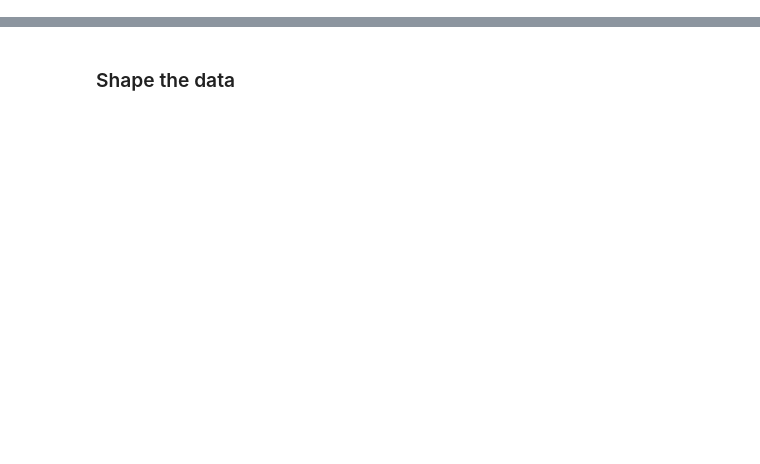
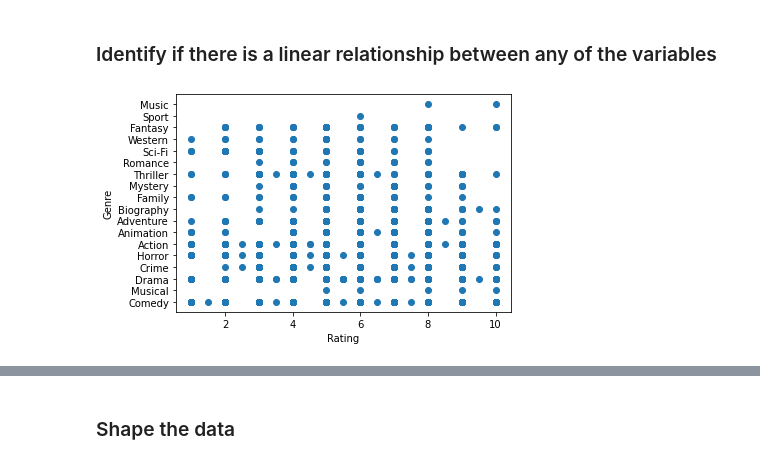
Before and after one commit to jagnoor/IMDB-Machnine-Learning, a Jupyter notebook: multiple_linear_regression.ipynb, the cells around one changed output, grey strips where cells are left out. Drawn from its saved outputs; the diff is of its cells as text; code cells hidden in the pictures; blank space fills up the shorter version.

Commit message:
Added scatter plots to determine if there is a linear relationship between variables, seeing none... multiple linear regression should be ruled out

```diff
--- a/multiple_linear_regression.ipynb
+++ b/multiple_linear_regression.ipynb
@@ -15,4 +16,4 @@ $Y_i = Bias_0 + Weight_1 Feature_1 + Weight_2 Feature_2 + \ldots + Weight_p Feat
 # %%
 movies = pd.read_csv("Resources/imdb_final.csv")
-movies = movies[["year","genre","duration","director","budget","rating_class"]]
+movies = movies[["year","genre","duration","director","budget","rating_class","median_vote"]]
 movies.head()
@@ -18,0 +27,9 @@ movies.head()
+# %% [markdown]
+### Identify if there is a linear relationship between any of the variables
+# %%
+plt.scatter(movies["median_vote"],movies["genre"])
+plt.xlabel('Rating')
+plt.ylabel('Genre')
+plt.show()
+# %% [output]
+[figure, added]
```
Also changed, not shown: parts of 22 cells of this notebook.
